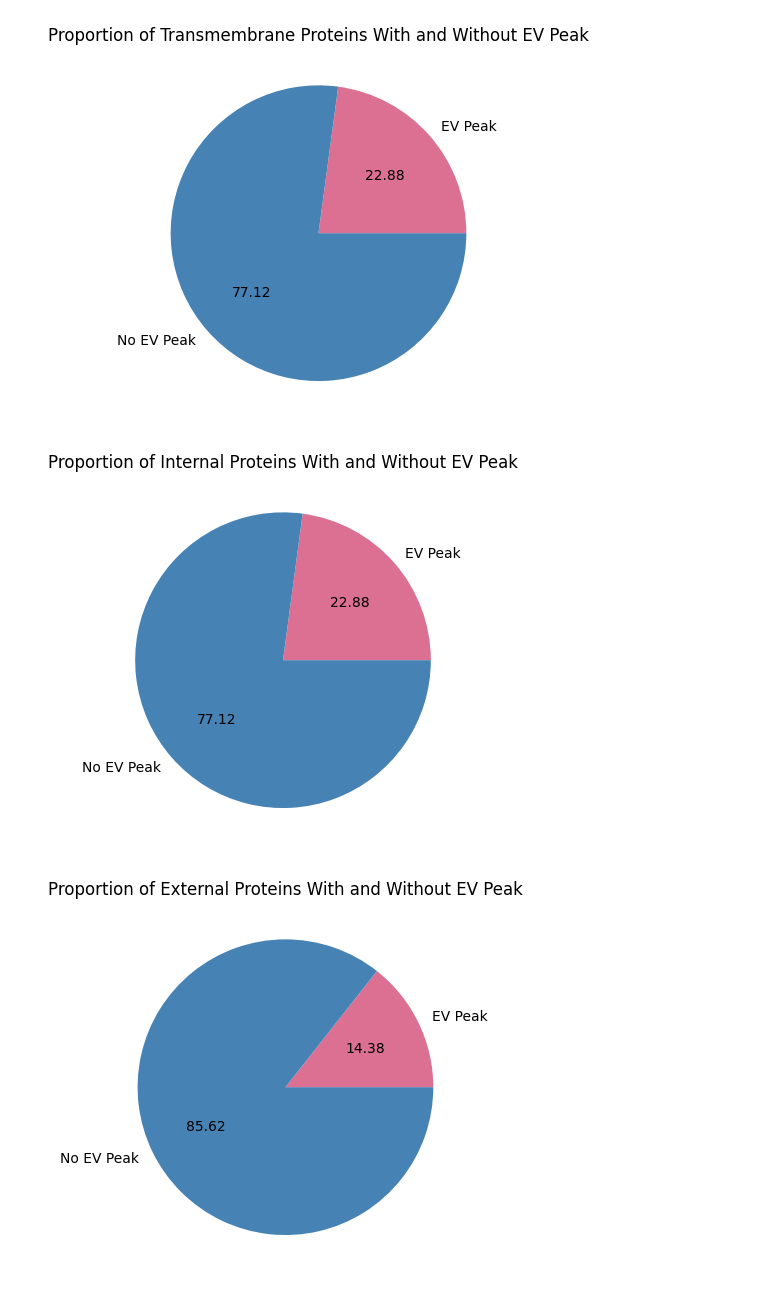
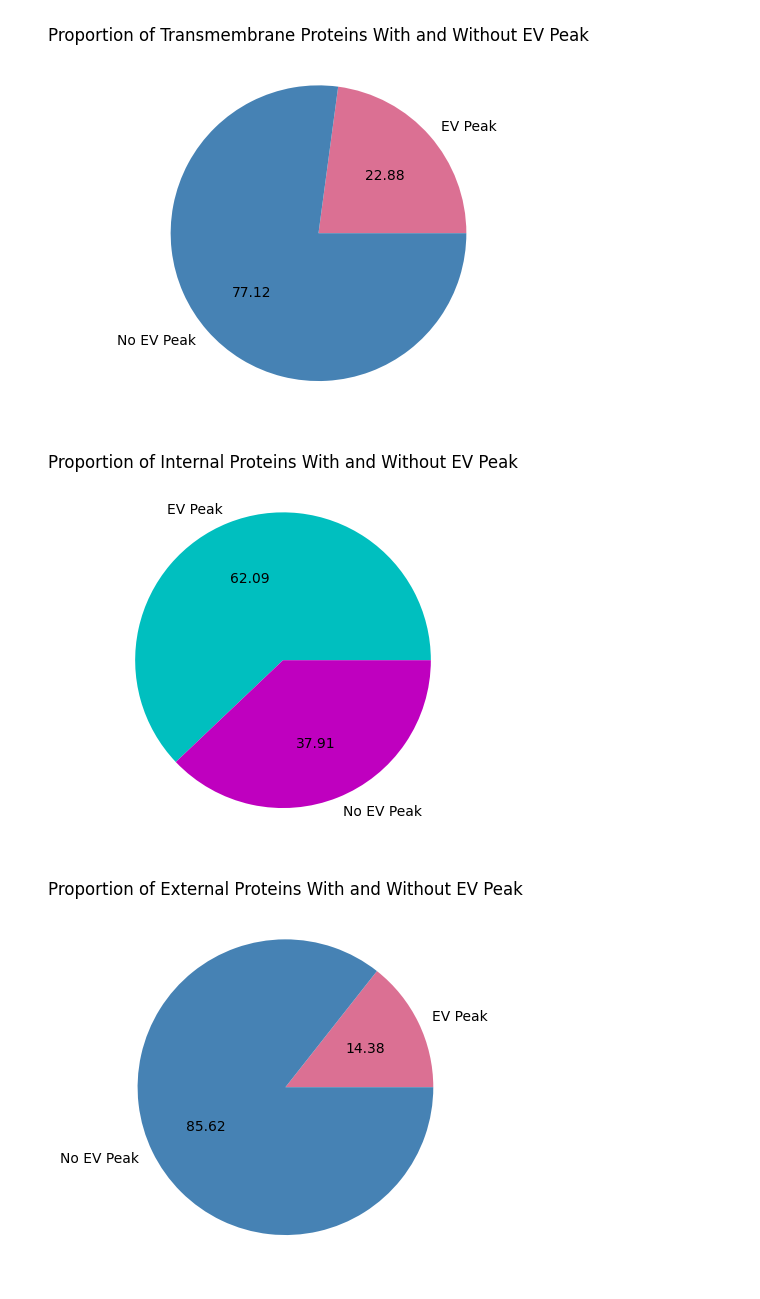
Before and after one commit to Walt-Lab/bdev_mass_spec, a Jupyter notebook: 10_analysis.ipynb, the cells around one changed output. Cells and saved outputs as stored; diff of their text form; code cells hidden in the pictures.

```diff
--- a/10_analysis.ipynb
+++ b/10_analysis.ipynb
@@ -752,16 +824,16 @@ plt.show()
 # %%
 int_fract = (set(values) & set(internal_assays))
 int_no_fract = set(values) - set(internal_assays)
 
 int_values = [len(int_fract), len(int_no_fract)]
 labels = ["EV Peak", "No EV Peak"]
-colors = ["palevioletred", "steelblue"]
+colors = ["c", "m"]
 
-plt.pie(tm_values, labels = labels, autopct = '%.2f', colors = colors)
+plt.pie(int_values, labels = labels, autopct = '%.2f', colors = colors)
 plt.title("Proportion of Internal Proteins With and Without EV Peak")
 plt.show()
 # %% [output]
-[figure, old version]
+[figure, new version]
 # %%
 ext_fract = (set(values) & set(external_assays))
 ext_no_fract = set(values) - set(external_assays)
```
Also changed, not shown: parts of 20 cells of this notebook, 26 other files.
